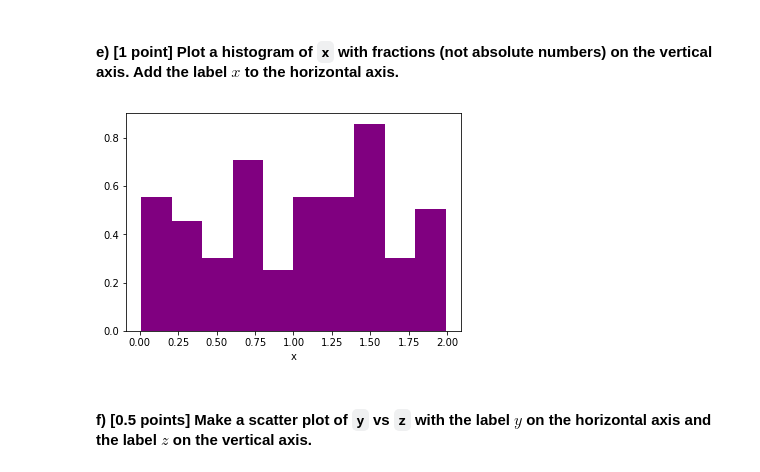
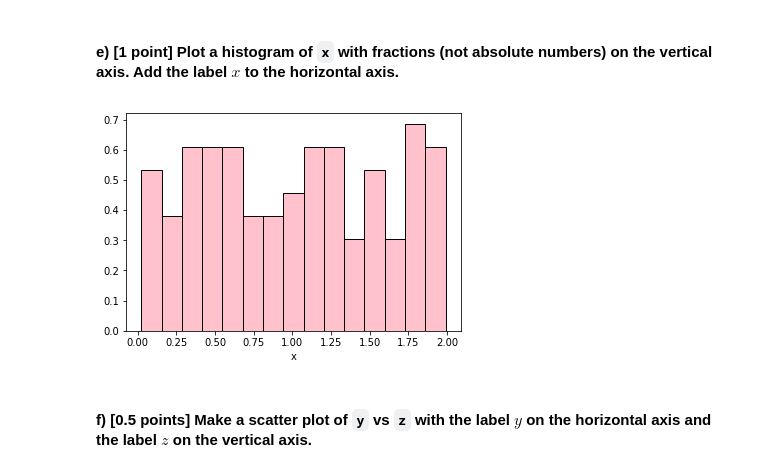
Before and after one commit to MarnixvanderPouw/Exam_Sep_21, a Jupyter notebook: exam_Sep_21_2018_finished.ipynb, the cells around one changed output. Drawn from its saved outputs; the diff is of its cells as text; code cells hidden in the pictures.

```diff
--- a/exam_Sep_21_2018_finished.ipynb
+++ b/exam_Sep_21_2018_finished.ipynb
@@ -120,11 +120,11 @@ print(hypotheticalsdy)
 # %% [markdown]
 #### e) [1 point] Plot a histogram of `x` with fractions (not absolute numbers) on the vertical axis. Add the label $x$ to the horizontal axis.
 # %%
-plt.hist(x, normed=1, color='purple')
+plt.hist(x, normed=1, bins=15, facecolor='pink', alpha=8, edgecolor='black')
 plt.xlabel("x")
 plt.show()
 # %% [output]
-[figure, old version]
+[figure, new version]
 # %% [markdown]
 #### f) [0.5 points] Make a scatter plot of `y` vs `z` with the label $y$ on the horizontal axis and the label $z$ on the vertical axis.
 # %%
```
Also changed, not shown: parts of 5 cells of this notebook.
